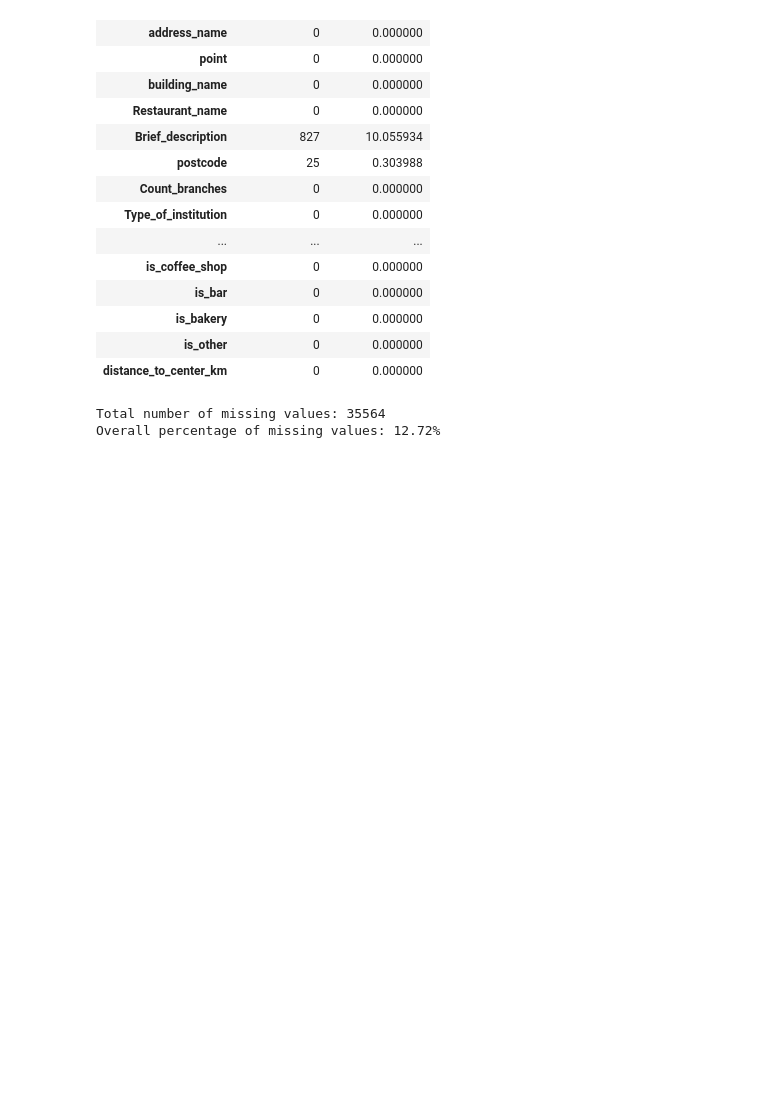
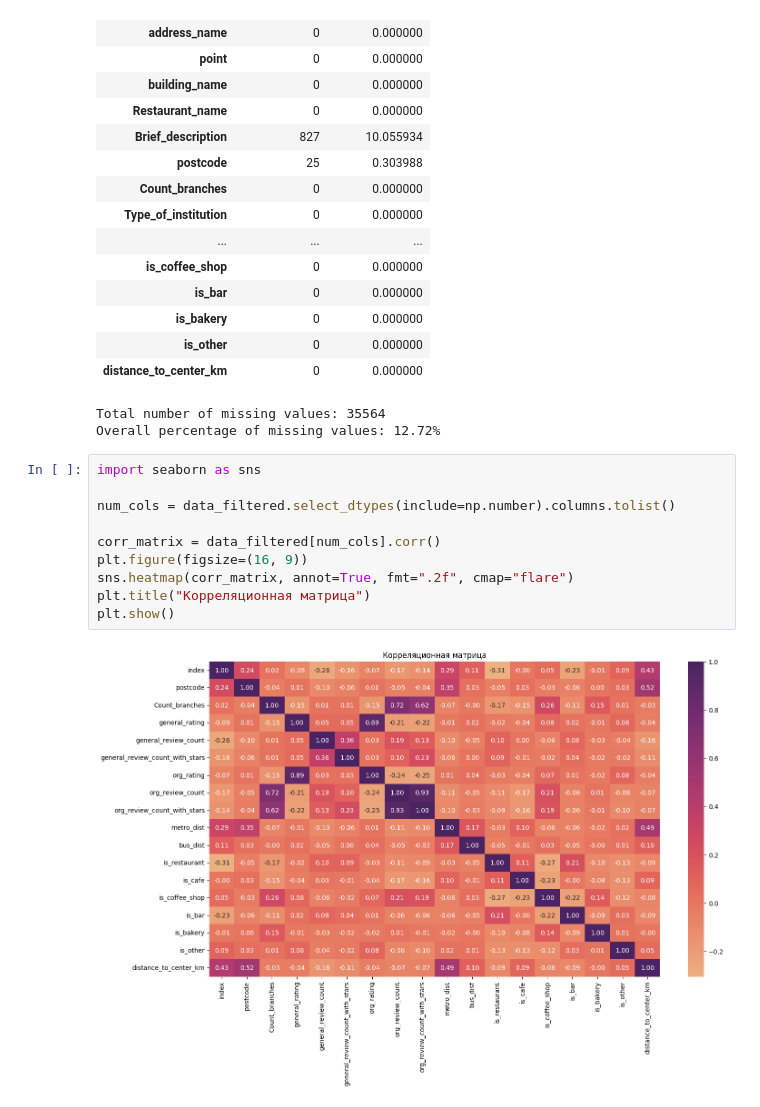
Before and after one commit to fdkovalevv/GP2, a Jupyter notebook: ГП_2_обработка_данных.ipynb, the cells around one changed output. Drawn from its saved outputs; the diff is of its cells as text; blank space fills up the shorter version.

```diff
--- a/ГП_2_обработка_данных.ipynb
+++ b/ГП_2_обработка_данных.ipynb
@@ -645,3 +645,15 @@ print(f"Overall percentage of missing values: {overall_missing_percentage:.2f}%"
 | distance_to_center_km | 0 | 0.000000 |
 Total number of missing values: 35564
 Overall percentage of missing values: 12.72%
+# %%
+import seaborn as sns
+
+num_cols = data_filtered.select_dtypes(include=np.number).columns.tolist()
+
+corr_matrix = data_filtered[num_cols].corr()
+plt.figure(figsize=(16, 9))
+sns.heatmap(corr_matrix, annot=True, fmt=".2f", cmap="flare")
+plt.title("Корреляционная матрица")
+plt.show()
+# %% [output]
+[figure, added]
```
Also changed, not shown: parts of 3 cells of this notebook.
